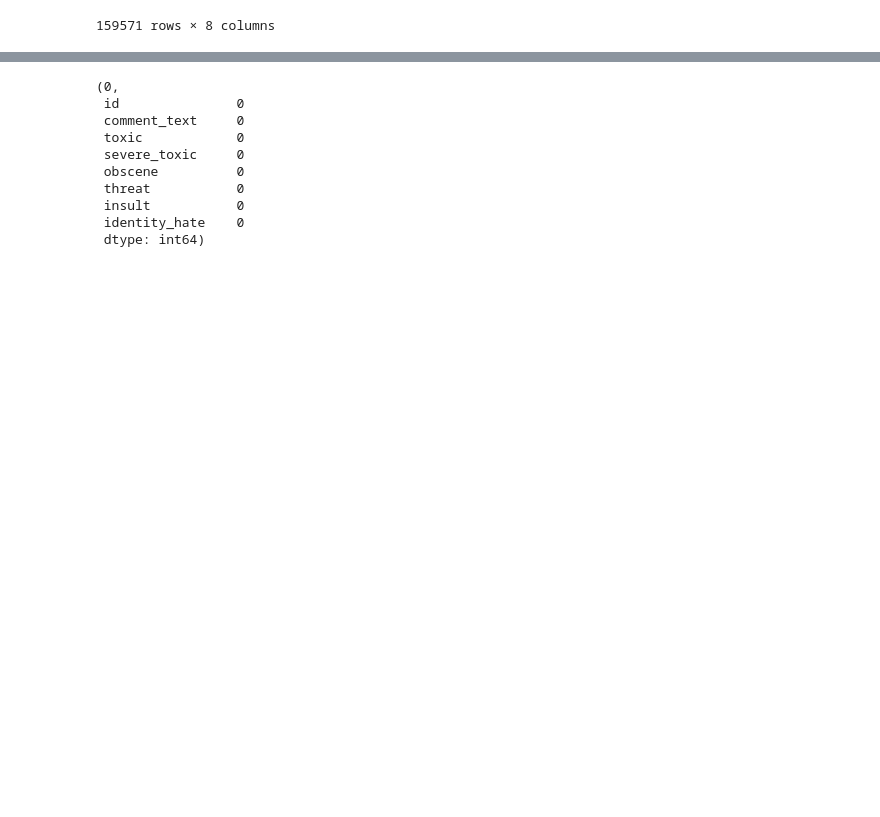
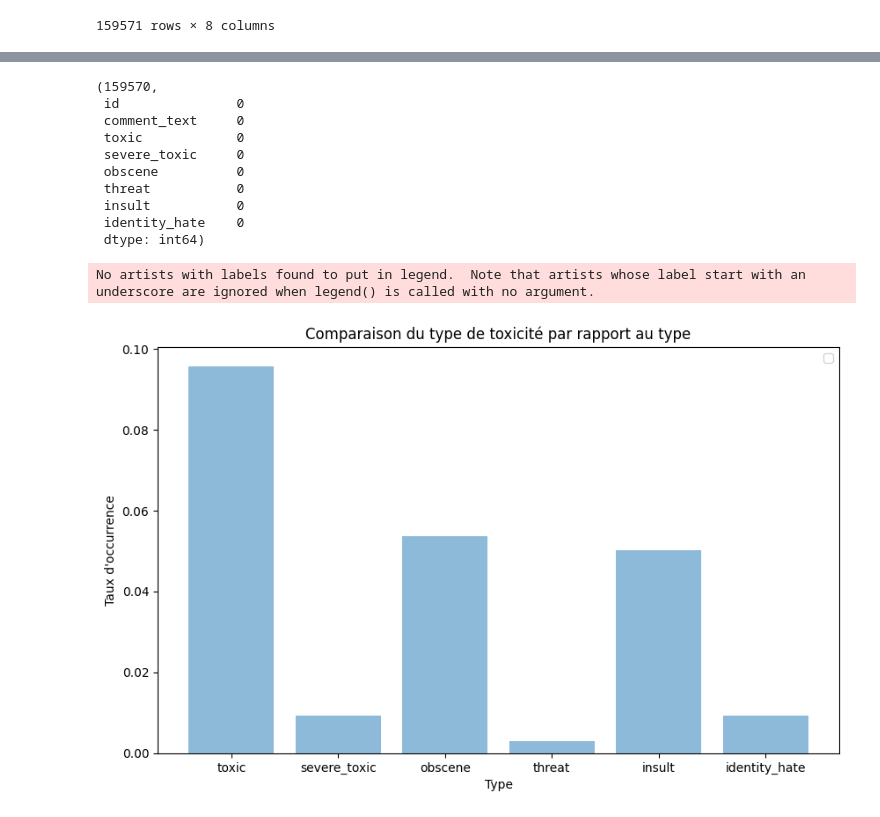
Before and after one commit to CorentinMaille/TP_commentaire, a Jupyter notebook: backend/IA.ipynb, the cells around one changed output, grey strips where cells are left out. Saved outputs shown, nothing was run; the diff lists cells and outputs as text; code cells hidden in the pictures; blank space fills up the shorter version.

```diff
--- a/backend/IA.ipynb
+++ b/backend/IA.ipynb
@@ -21,7 +83,7 @@ df
 # %%
-df.duplicated().sum(), df.isnull().sum()
+jigsaw_toxic.duplicated().sum(), jigsaw_toxic.isnull().sum()
 # %% [output]
-(0,
+(159570,
  id               0
  comment_text     0
  toxic            0
@@ -31,4 +93,23 @@ df.duplicated().sum(), df.isnull().sum()
  insult           0
  identity_hate    0
  dtype: int64)
+# %%
+jigsaw_toxic['sentiment'] = jigsaw_toxic[['toxic', 'severe_toxic', 'obscene', 'threat', 'insult', 'identity_hate']].sum(axis=1)
+
+toxicity_columns = ['toxic', 'severe_toxic', 'obscene', 'threat', 'insult', 'identity_hate']
+toxicity_df = jigsaw_toxic[toxicity_columns]
+
+occurrence_rates = toxicity_df.sum() / len(jigsaw_toxic)
+
+plt.figure(figsize=(10, 6))
+plt.bar(occurrence_rates.index, occurrence_rates.values, alpha=0.5)
+
+plt.xlabel('Type')
+plt.ylabel('Taux d\'occurrence')
+plt.legend()
+plt.title('Comparaison du type de toxicité par rapport au type')
+plt.show()
+# %% [output]
+No artists with labels found to put in legend.  Note that artists whose label start with an underscore are ignored when legend() is called with no argument.
+[figure, added]
 # %%
```
Also changed, not shown: parts of 28 cells of this notebook, 3 other files.
